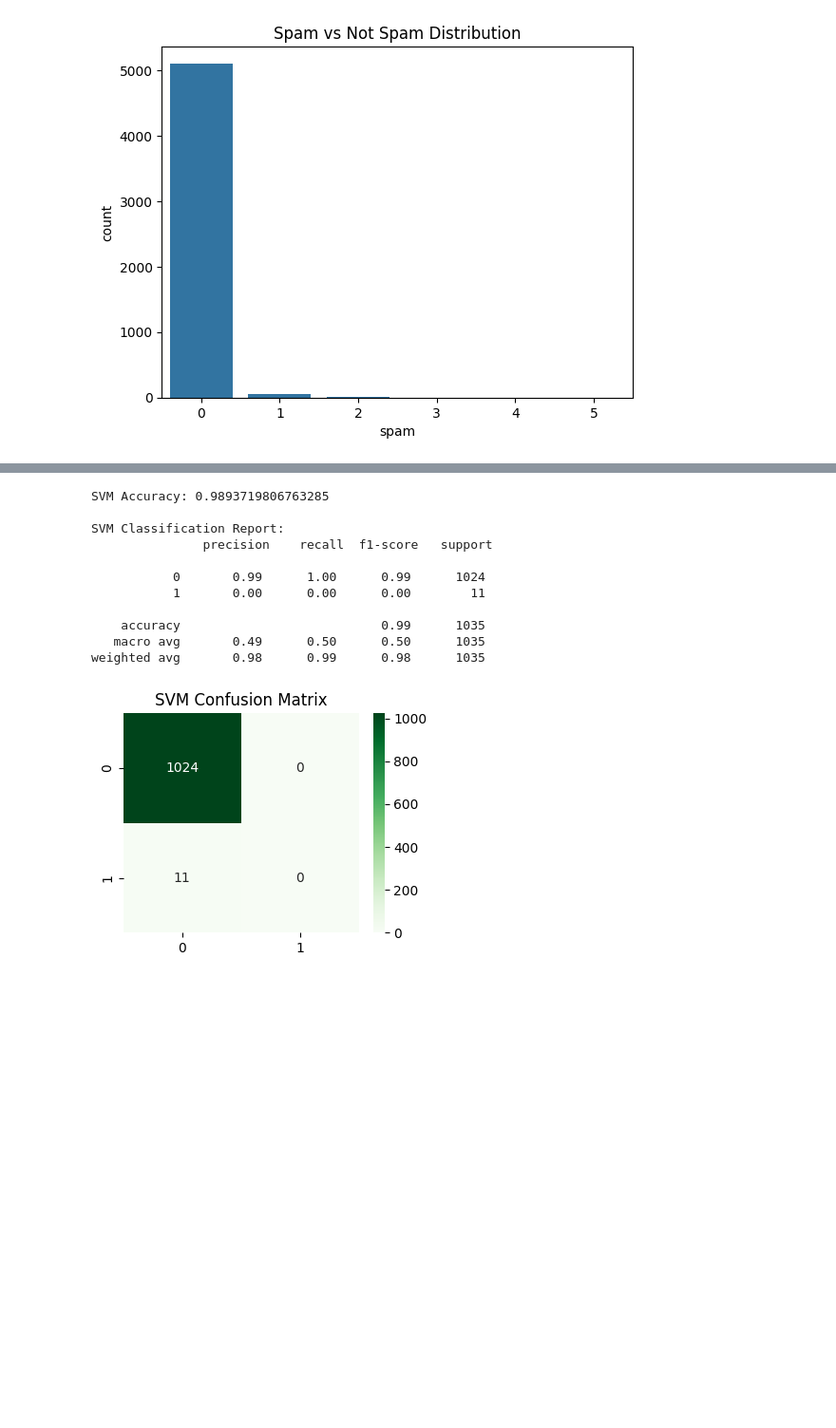
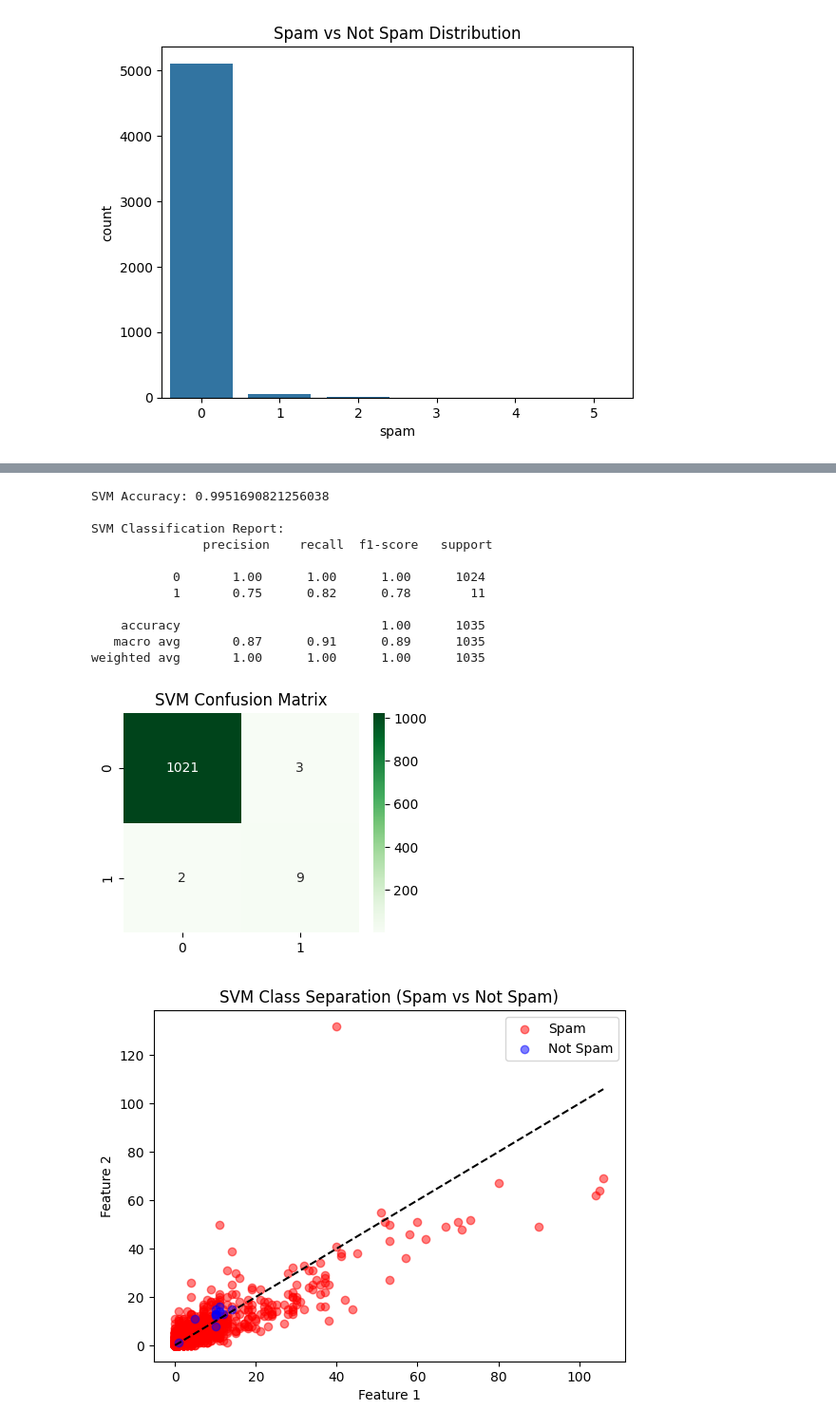
Before and after one commit to Anuj0720/practicals, a Jupyter notebook: ML/practical2.ipynb, the cells around one changed output, grey strips where cells are left out. Shown at 95% size. Drawn from its saved outputs; the diff is of its cells as text; code cells hidden in the pictures; blank space fills up the shorter version.

```diff
--- a/ML/practical2.ipynb
+++ b/ML/practical2.ipynb
@@ -52,9 +51,8 @@ plt.show()
 # %% [output]
 [figure]
 # %%
-# Text feature extraction using TF-IDF
-vectorizer = TfidfVectorizer(stop_words='english')
-X = vectorizer.fit_transform(df['Email No.'])
+# Text feature extraction
+X = df.drop('Email No.', axis=1)
 y = df['spam']
 # %%
 # Split data
@@ -102,15 +100,32 @@ sns.heatmap(confusion_matrix(y_test, y_pred_svm), annot=True, fmt='d', cmap='Gre
 plt.title("SVM Confusion Matrix")
 plt.show()
 # %% [output]
-SVM Accuracy: 0.9893719806763285
+SVM Accuracy: 0.9951690821256038
 
 SVM Classification Report:
                precision    recall  f1-score   support
 
-           0       0.99      1.00      0.99      1024
-           1       0.00      0.00      0.00        11
+           0       1.00      1.00      1.00      1024
+           1       0.75      0.82      0.78        11
 
-    accuracy                           0.99      1035
-   macro avg       0.49      0.50      0.50      1035
-weighted avg       0.98      0.99      0.98      1035
+    accuracy                           1.00      1035
+   macro avg       0.87      0.91      0.89      1035
+weighted avg       1.00      1.00      1.00      1035
-[figure, old version]
+[figure, new version]
+# %%
+x1 = X_test.iloc[:, 0]
+x2 = X_test.iloc[:, 1]
+
+plt.scatter(x1[y_test == 0], x2[y_test == 0], color='red', alpha=0.5, label='Spam')
+plt.scatter(x1[y_test == 1], x2[y_test == 1], color='blue', alpha=0.5, label='Not Spam')
+
+# Proper dashed line
+plt.plot([x1.min(), x1.max()], [x1.min(), x1.max()], 'k--')
+
+plt.xlabel('Feature 1')
+plt.ylabel('Feature 2')
+plt.title('SVM Class Separation (Spam vs Not Spam)')
+plt.legend()
+plt.show()
+# %% [output]
+[figure, added]
```
Also changed, not shown: parts of 3 cells of this notebook, 4 other files.
